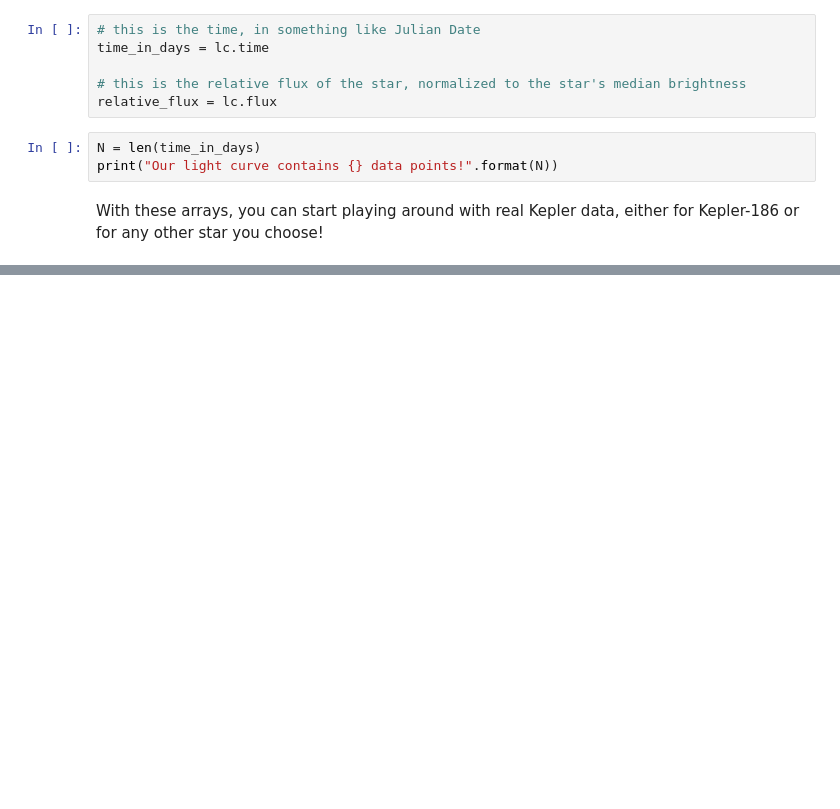
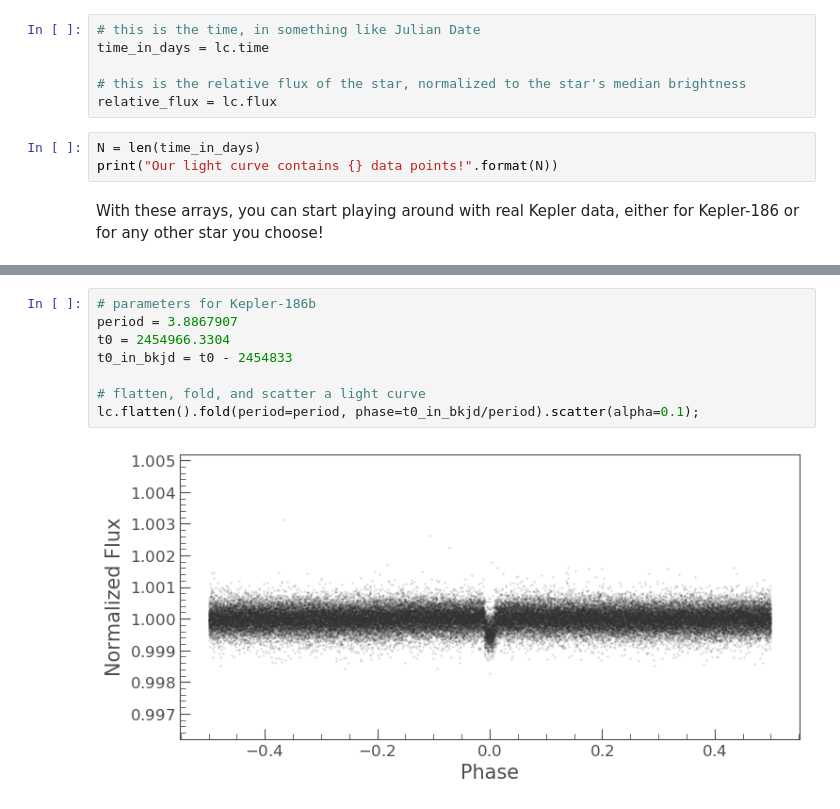
Before and after one commit to zkbt/henrietta, a Jupyter notebook: docs/source/lightcurves.ipynb, the cells around one changed output, grey strips where cells are left out. Saved outputs shown, nothing was run; the diff lists cells and outputs as text; blank space fills up the shorter version.

```diff
--- a/docs/source/lightcurves.ipynb
+++ b/docs/source/lightcurves.ipynb
@@ -43,0 +89,10 @@ With these arrays, you can start playing around with real Kepler data, either fo
+# %%
+# parameters for Kepler-186b
+period = 3.8867907
+t0 = 2454966.3304
+t0_in_bkjd = t0 - 2454833
+
+# flatten, fold, and scatter a light curve
+lc.flatten().fold(period=period, phase=t0_in_bkjd/period).scatter(alpha=0.1);
+# %% [output]
+[figure, added]
```
Also changed, not shown: parts of 13 cells of this notebook, 2 other files.
